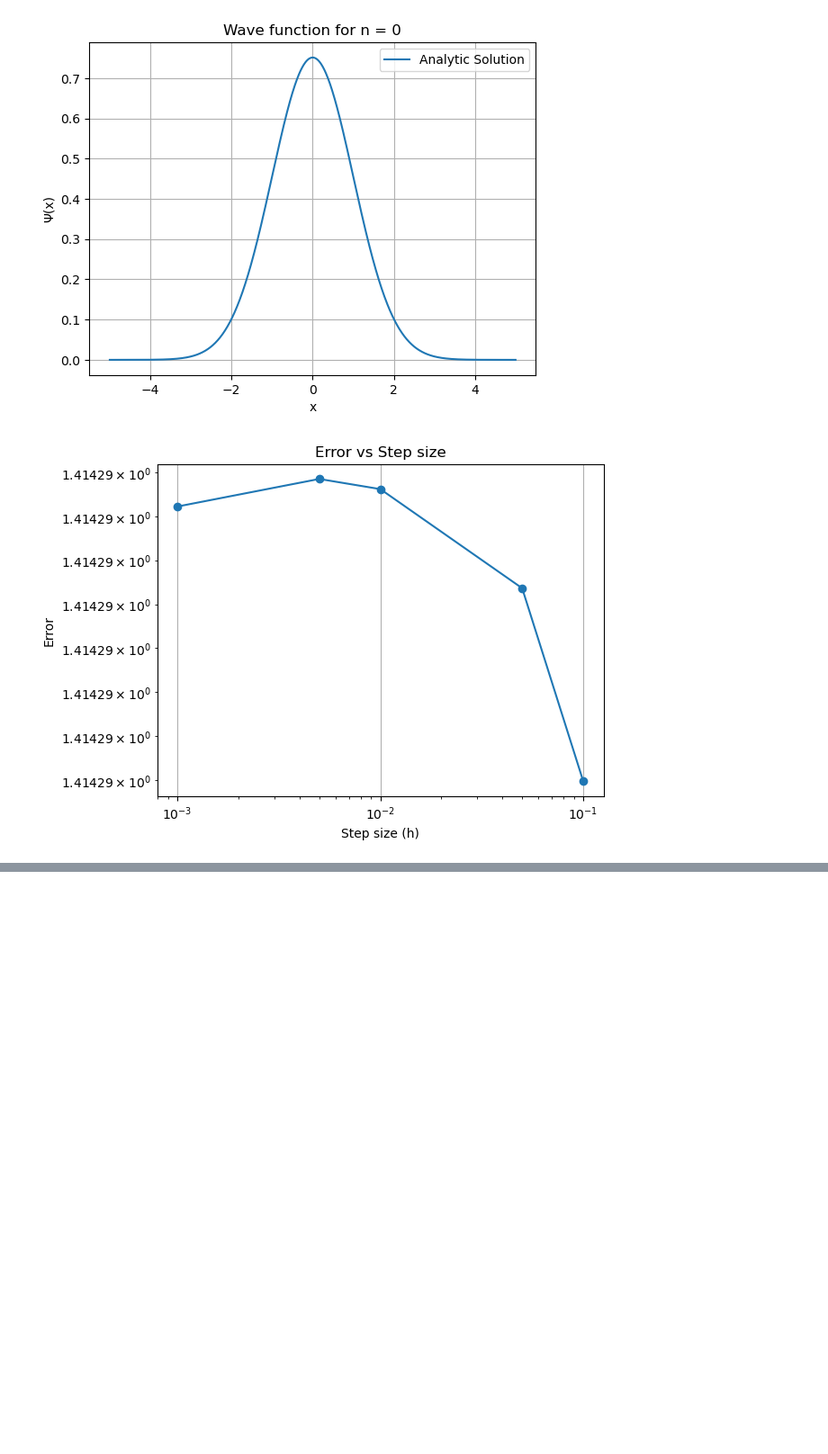
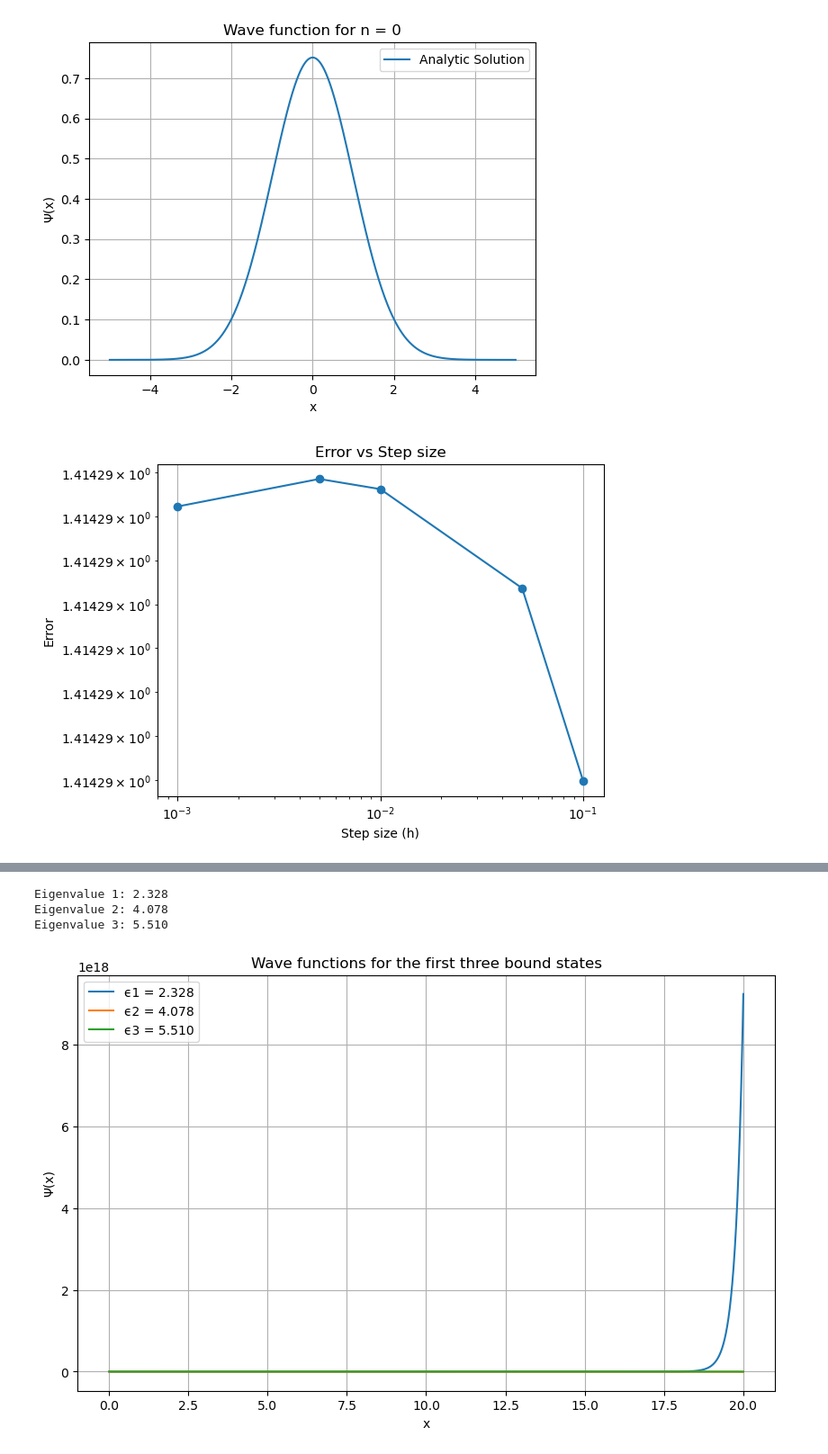
Before and after one commit to abalajiksh/intocompphysss25, a Jupyter notebook: sheet07/sheet07_Numerov.ipynb, the cells around one changed output, grey strips where cells are left out. Shown at 90% size. Drawn from its saved outputs; the diff is of its cells as text; code cells hidden in the pictures; blank space fills up the shorter version.

```diff
--- a/sheet07/sheet07_Numerov.ipynb
+++ b/sheet07/sheet07_Numerov.ipynb
@@ -151,0 +211,80 @@ plt.show()
+# %%
+def numerov_method(epsilon, x_max, h):
+    x = np.arange(0, x_max + h, h)
+    N = len(x)
+    psi = np.zeros(N)
+
+    psi[0] = 0.0
+    psi[1] = 0.1
+
+    for i in range(1, N - 1):
+        g = epsilon - x[i]
+        psi[i+1] = (2 * psi[i] * (1 - 5/12 * h**2 * (epsilon - x[i-1])) - psi[i-1] * (1 + h**2/12 * (epsilon - x[i-2]))) / (1 + h**2/12 * g)
+
+    return x, psi
+
+def find_eigenvalues(num_eigenvalues, x_max, h, epsilon_tolerance):
+    eigenvalues = []
+    epsilon = 0.0
+
+    for n in range(num_eigenvalues):
+        epsilon_low = epsilon
+        epsilon_high = epsilon_low + 1.0
+        psi_sign_low = None
+
+        while True:
+            x, psi = numerov_method(epsilon_high, x_max, h)
+            psi_sign_high = np.sign(psi[-1])
+
+            if psi_sign_low is not None and psi_sign_low != psi_sign_high:
+                break
+
+            epsilon_low = epsilon_high
+            psi_sign_low = psi_sign_high
+            epsilon_high += 1.0
+
+        while epsilon_high - epsilon_low > epsilon_tolerance:
+            epsilon_mid = (epsilon_low + epsilon_high) / 2
+            x, psi = numerov_method(epsilon_mid, x_max, h)
+            psi_sign_mid = np.sign(psi[-1])
+
+            if psi_sign_mid == psi_sign_low:
+                epsilon_low = epsilon_mid
+            else:
+                epsilon_high = epsilon_mid
+
+        eigenvalues.append((epsilon_low + epsilon_high) / 2)
+        epsilon = epsilon_high
+
+    return eigenvalues
+
+# Parameters
+x_max = 20.0
+h = 0.01
+epsilon_tolerance = 1e-3
+num_eigenvalues = 3
+
+# Find the first three eigenvalues
+eigenvalues = find_eigenvalues(num_eigenvalues, x_max, h, epsilon_tolerance)
+
+# Print the eigenvalues
+for n, eigenvalue in enumerate(eigenvalues):
+    print(f"Eigenvalue {n+1}: {eigenvalue:.3f}")
+
+# Plot the wave functions for the first three eigenvalues
+plt.figure(figsize=(10, 6))
+for n, eigenvalue in enumerate(eigenvalues):
+    x, psi = numerov_method(eigenvalue, x_max, h)
+    plt.plot(x, psi, label=f'ϵ{n+1} = {eigenvalue:.3f}')
+
+plt.xlabel('x')
+plt.ylabel('Ψ(x)')
+plt.title('Wave functions for the first three bound states')
+plt.legend()
+plt.grid(True)
+plt.show()
+# %% [output]
+Eigenvalue 1: 2.328
+Eigenvalue 2: 4.078
+Eigenvalue 3: 5.510
+[figure, added]
```
Also changed, not shown: parts of 2 cells of this notebook.
